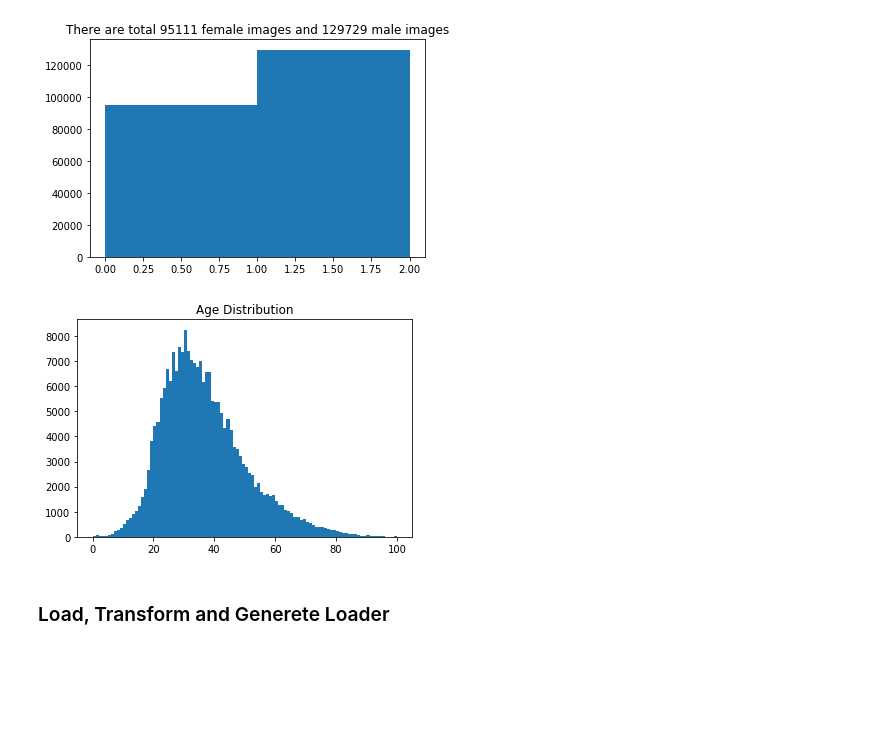
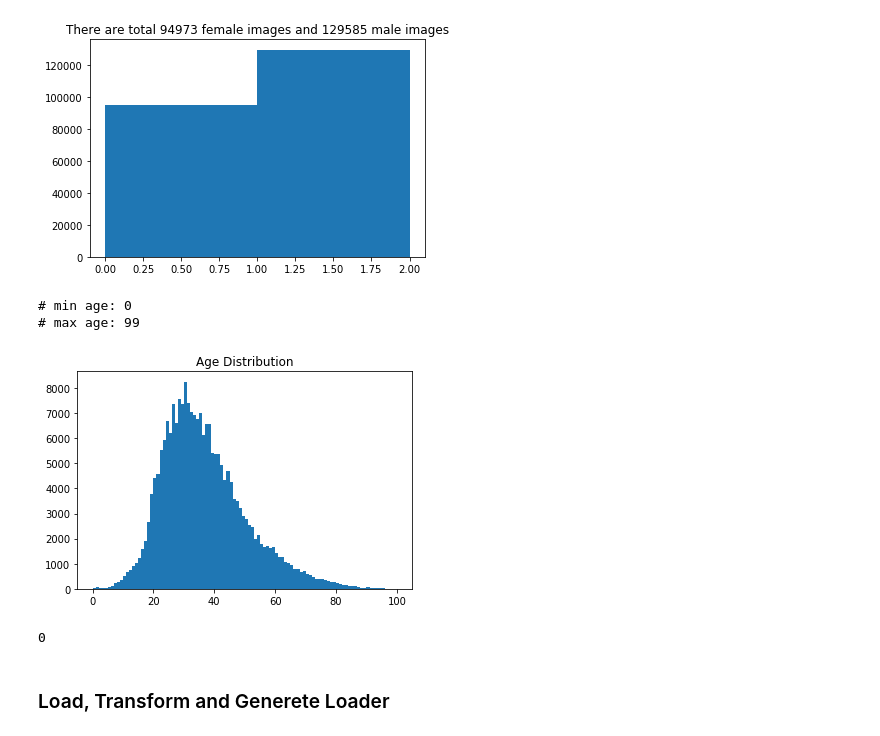
Before and after one commit to Marvinsky/deep_expectation, a Jupyter notebook: Age and Gender Detection using CNN and GVV-16 Architecture.ipynb, the cells around one changed output. Cells and saved outputs as stored; diff of their text form; code cells hidden in the pictures; blank space fills up the shorter version.

Commit message:
trying to figure it out the issues

```diff
--- a/Age and Gender Detection using CNN and GVV-16 Architecture.ipynb
+++ b/Age and Gender Detection using CNN and GVV-16 Architecture.ipynb
@@ -43,0 +50,2 @@ data.shape
+# %%
+data = data.drop([index for index, age in enumerate(data["age"]) if age <0])
@@ -55,12 +67,22 @@ plt.title('There are total ' + str(len(gender) - sum(gender)) + ' female images
 plt.show()
 # %% [output]
 [figure]
-# %%
-plt.hist(data['age'], range(101))
-plt.title('Age Distribution')
-plt.show()
-# %% [output]
-[figure, removed]
+# %%
+min_age, max_age = data["age"].min(), data["age"].max()
+print("# min age: {}".format(min_age))
+print("# max age: {}".format(max_age))
+plt.hist(data['age'], range(0, 101))
+plt.title('Age Distribution')
+plt.show()
+
+from pprint import pprint as pp
+negative_ages = [data[["age","path"]].loc[index,:] for index, age in enumerate(data["age"]) if age <0 or age>101]
+print(len(negative_ages))
+# %% [output]
+# min age: 0
+# max age: 99
+[figure, added]
+0
 # %% [markdown]
 ### Load, Transform and Generete Loader
 # %%
```
Also changed, not shown: parts of 13 cells of this notebook.
